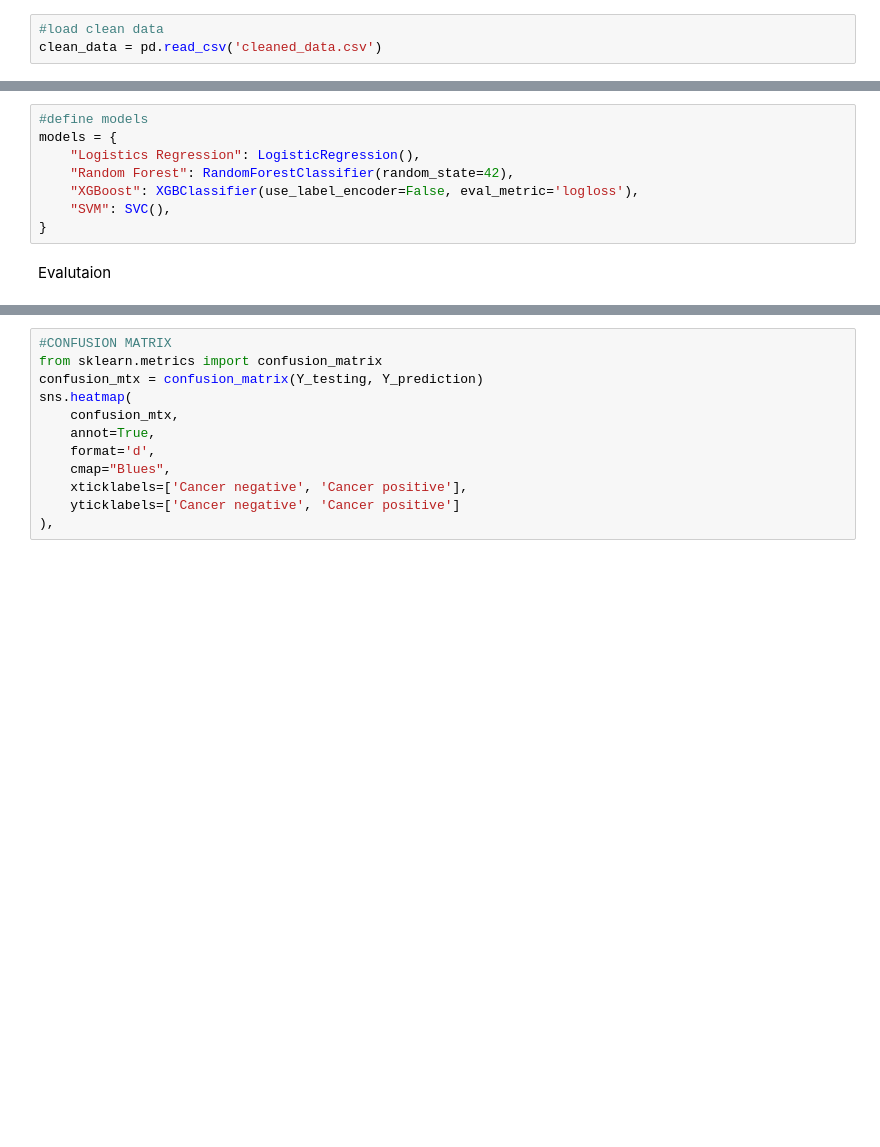
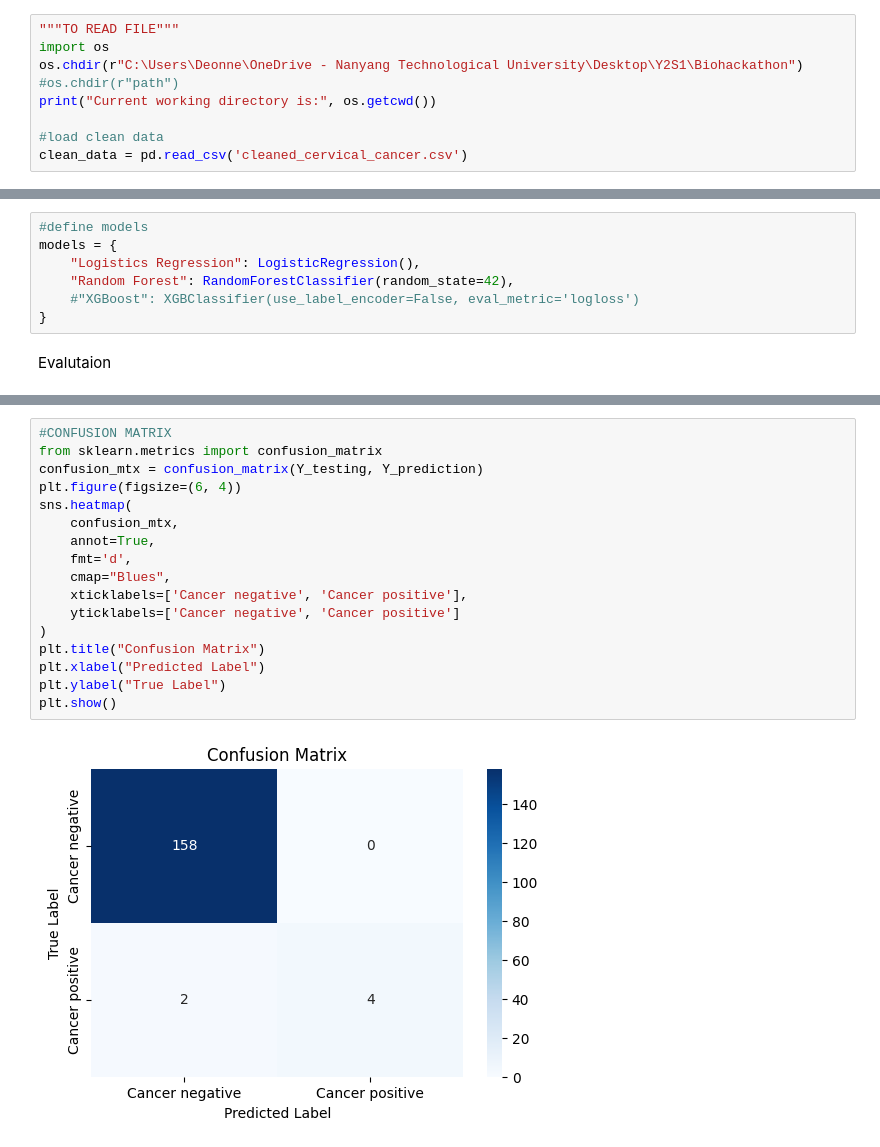
Before and after one commit to chelyn2008/Cervical-Cancer-bioh8ckers, a Jupyter notebook: prediction_model.ipynb, the cells around one changed output, grey strips where cells are left out. Saved outputs shown, nothing was run; the diff lists cells and outputs as text; blank space fills up the shorter version.

```diff
--- a/prediction_model.ipynb
+++ b/prediction_model.ipynb
@@ -14,5 +13,11 @@ from sklearn.svm import SVC
 
 from sklearn.metrics import classification_report, accuracy_score, precision_score, recall_score, f1_score
 # %%
+"""TO READ FILE"""
+import os
+os.chdir(r"C:\Users\Deonne\OneDrive - Nanyang Technological University\Desktop\Y2S1\Biohackathon")
+#os.chdir(r"path")
+print("Current working directory is:", os.getcwd())
+
 #load clean data
-clean_data = pd.read_csv('cleaned_data.csv')
+clean_data = pd.read_csv('cleaned_cervical_cancer.csv')
@@ -33,8 +40,7 @@ X_testing_scaled = scaler.transform(X_testing)
 models = {
     "Logistics Regression": LogisticRegression(),
     "Random Forest": RandomForestClassifier(random_state=42),
-    "XGBoost": XGBClassifier(use_label_encoder=False, eval_metric='logloss'),
-    "SVM": SVC(),
+    #"XGBoost": XGBClassifier(use_label_encoder=False, eval_metric='logloss')
 }
 # %% [markdown]
 Evalutaion
@@ -64,15 +88,22 @@ for name, model in models.items():
 # %%
 #CONFUSION MATRIX
 from sklearn.metrics import confusion_matrix
 confusion_mtx = confusion_matrix(Y_testing, Y_prediction)
+plt.figure(figsize=(6, 4))
 sns.heatmap(
     confusion_mtx,
     annot=True,
-    format='d',
+    fmt='d',
     cmap="Blues",
     xticklabels=['Cancer negative', 'Cancer positive'],
     yticklabels=['Cancer negative', 'Cancer positive']
-),
+)
+plt.title("Confusion Matrix")
+plt.xlabel("Predicted Label")
+plt.ylabel("True Label")
+plt.show()
+# %% [output]
+[figure, added]
 # %%
 #ROC Curve
 from sklearn.metrics import roc_curve, auc
```
Also changed, not shown: parts of 4 cells of this notebook, 1 other file.
